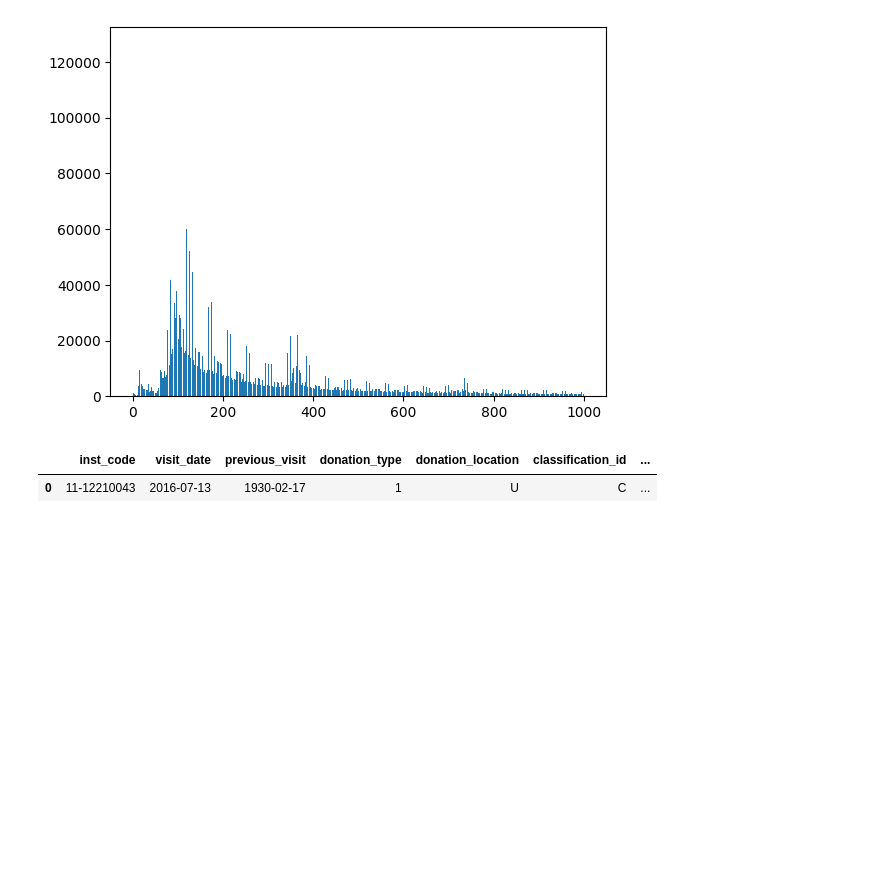
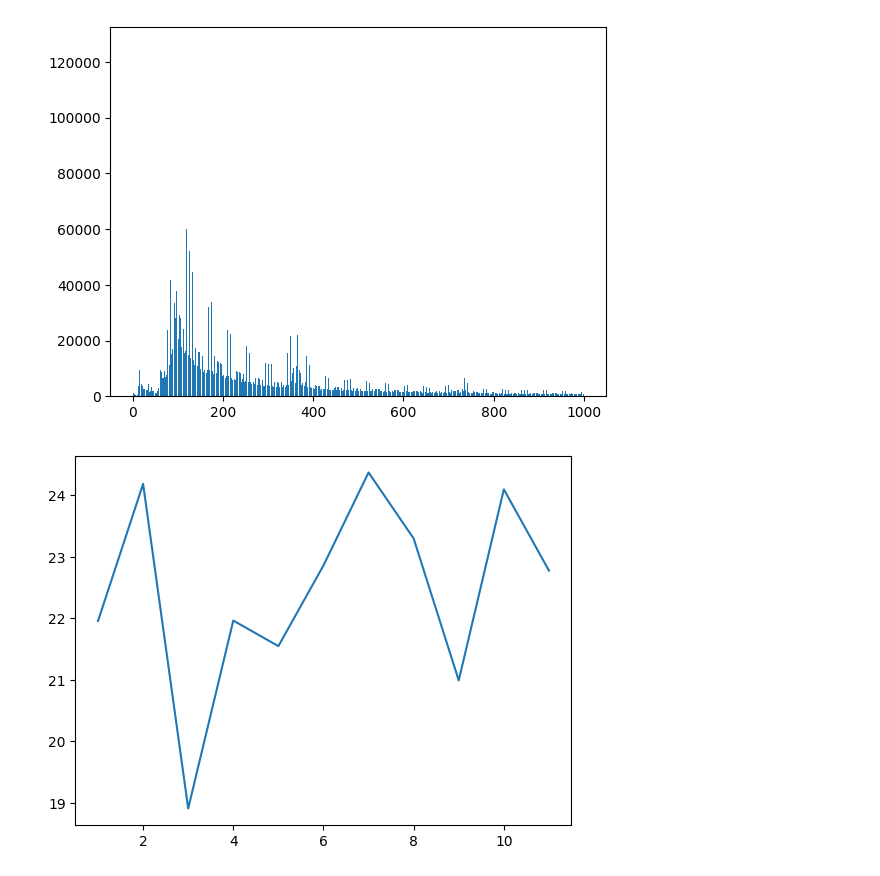
Before and after one commit to amaknabil/etl-blood-donation, a Jupyter notebook: eda/historical_eda.ipynb, the cells around one changed output. Cells and saved outputs as stored; diff of their text form; code cells hidden in the pictures; blank space fills up the shorter version.

```diff
--- a/eda/historical_eda.ipynb
+++ b/eda/historical_eda.ipynb
@@ -147,17 +147,32 @@ plt.bar(result['diff_days'],result['total'])
 # %% [output]
 <BarContainer object of 999 artists>
 [figure]
-# %%
-query = """
-
-    select * from historical
-    where 1
-    and (visit_date - previous_visit) = 31558
-    and YEAR(previous_visit) <> 1800
-"""
-
-result = con.sql(query).df()
-result
-# %% [output]
-|  | inst_code | visit_date | previous_visit | donation_type | donation_location | classification_id | ... |
-| 0 | 11-12210043 | 2016-07-13 | 1930-02-17 | 1 | U | C | ... |
+# %%
+varible = "month"
+
+#Total  Donation
+query = f"""
+
+    select {varible}(visit_date) as {varible} ,
+    sum (case when YEAR(previous_visit) <> 1800 THEN 1 else 0 END) as total_returning_donor,
+    sum(case when YEAR(previous_visit) = 1800 THEN 1 else 0 END) as total_new_donor,
+    count(*) as total_donation,
+    ((total_new_donor/total_returning_donor) * 100) as ratio_new_returning
+    from historical
+    where 1
+    and YEAR(visit_date) = 2025
+    group by {varible}
+    order by {varible}
+"""
+
+"""
+and YEAR(visit_date) = 2025
+"""
+
+result = con.sql(query).df()
+# result
+
+plt.plot(result[f'{varible}'],result['ratio_new_returning'])
+plt.show()
+# %% [output]
+[figure, added]
```
Also changed, not shown: parts of 9 cells of this notebook, 1 other file.
